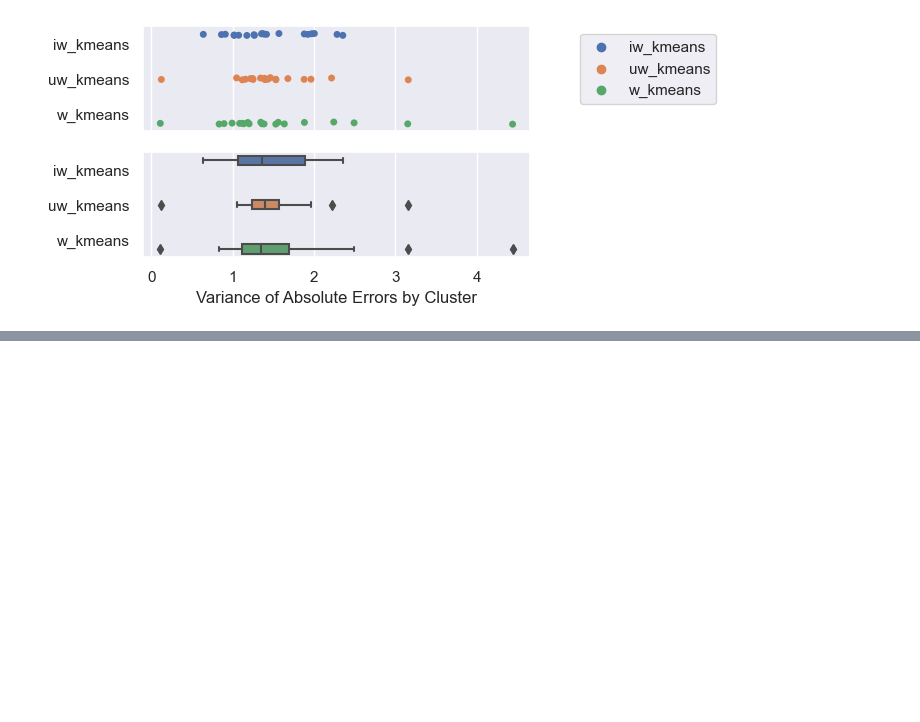
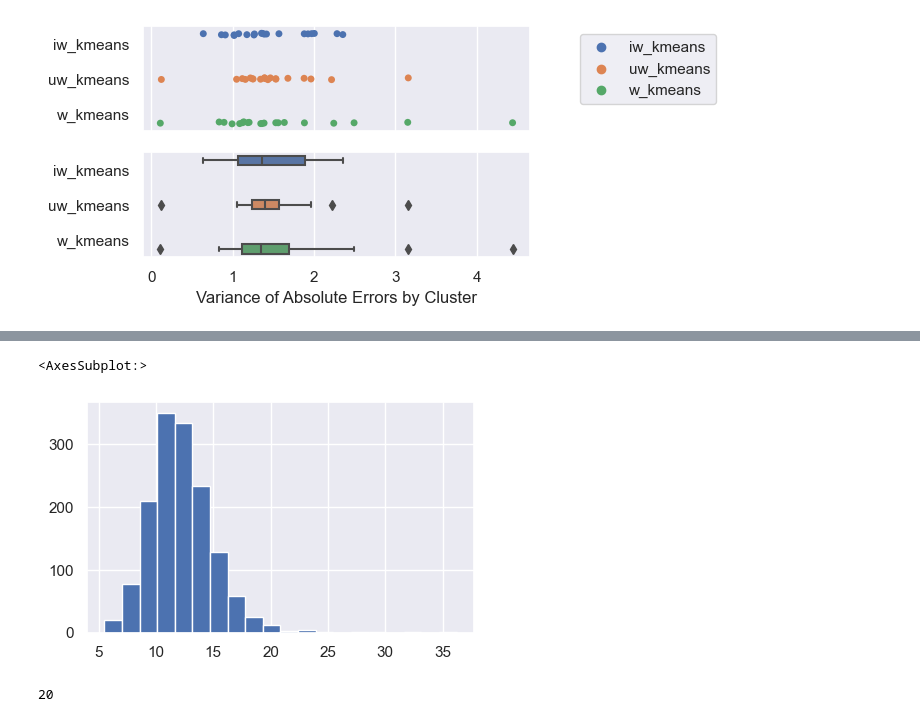
Before and after one commit to rmhorton/instruction_tuning, a Jupyter notebook: Aspect Aware Embeddings/03_Dolly_Regression_Experiments.ipynb, the cells around one changed output, grey strips where cells are left out. Cells and saved outputs as stored; diff of their text form; code cells hidden in the pictures; blank space fills up the shorter version.

```diff
--- a/Aspect Aware Embeddings/03_Dolly_Regression_Experiments.ipynb
+++ b/Aspect Aware Embeddings/03_Dolly_Regression_Experiments.ipynb
@@ -214,0 +237,9 @@ plt.show()
+# %%
+dolly_cqa_df['fk_score'].hist(bins=20)
+# %% [output]
+<AxesSubplot:>
+[figure, added]
+# %%
+len(dolly_cqa_df[dolly_cqa_df['fk_score'] <= 7])
+# %% [output]
+20
```
Also changed, not shown: parts of 7 cells of this notebook, 9 other files.
